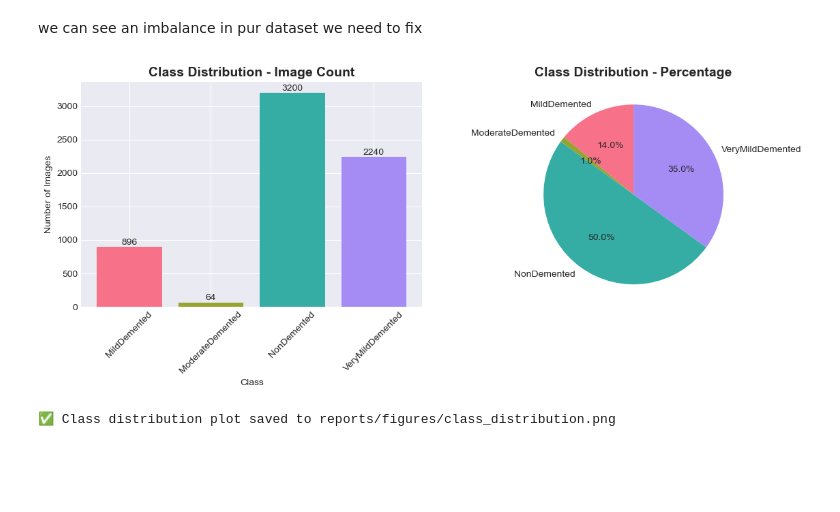
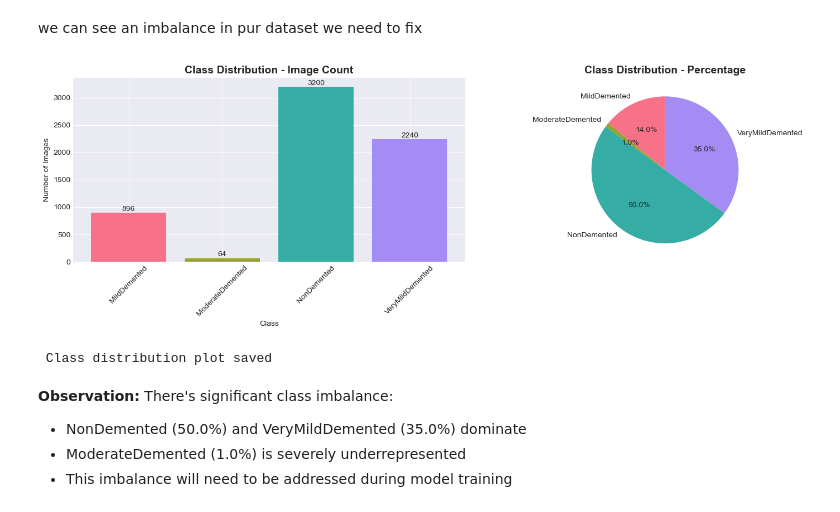
Before and after one commit to wekt2k04/NeuroSight_AI, a Jupyter notebook: notebooks/notebook/01_data_audit.ipynb, the cells around one changed output. Drawn from its saved outputs; the diff is of its cells as text; code cells hidden in the pictures; blank space fills up the shorter version.

Commit message:
Complete data audit notebook with report generation

```diff
--- a/notebooks/notebook/01_data_audit.ipynb
+++ b/notebooks/notebook/01_data_audit.ipynb
@@ -35,10 +37,22 @@ sns.set_palette("husl")
 # %%
 #2- load the dataset
-data_dir = Path('../data/raw/train').resolve()
+data_dir = Path('../../data/raw/train').resolve()
 class_names = ['MildDemented', 'ModerateDemented', 'NonDemented', 'VeryMildDemented']
-print(f"Classes found: {class_names}")
-if not os.path.exists(data_dir):
-    print(f"Directory {data_dir} does not exist. Please check the path.")
+
+print("="*60)
+print("DATASET LOADING")
+print("="*60)
+
+if not data_dir.exists():
+    raise FileNotFoundError(f"Directory {data_dir} does not exist. Please check the path.")
 else:
-    print(f"Directory {data_dir} exists. Proceeding with data loading.")
+    print(f" Classes found: {class_names}")
+
+# Verify each class folder exists
+for class_name in class_names:
+    class_path = data_dir / class_name
+    if class_path.exists():
+        print(f"  ✓ {class_name} folder exists")
+    else:
+        print(f"  ✗ WARNING: {class_name} folder not found!")
 # %% [output]
@@ -76,36 +113,44 @@ Total images: 6400
 # %% [markdown]
 we can see an imbalance in pur dataset we need to fix
 # %%
-#Plotting the class distribution
-fig , (ax1 ,ax2) = plt.subplots(1,2, figsize=(12,5))
-#bar plot
+# Plot class distribution
+fig, (ax1, ax2) = plt.subplots(1, 2, figsize=(15, 5))
 colors = sns.color_palette("husl", len(class_counts))
+
+# Bar plot
 bars = ax1.bar(class_counts.keys(), class_counts.values(), color=colors)
 ax1.set_title('Class Distribution - Image Count', fontsize=14, fontweight='bold')
 ax1.set_xlabel('Class')
 ax1.set_ylabel('Number of Images')
 ax1.tick_params(axis='x', rotation=45)
 
 # Add counts on top of bars
 for bar in bars:
     height = bar.get_height()
-    ax1.text(bar.get_x() + bar.get_width() / 2, height + 5, str(height),
+    ax1.text(bar.get_x() + bar.get_width()/2, height + 5, str(height),
              ha='center', va='bottom', fontsize=10)
 
-
-#pie chart
-ax2.pie(class_counts.values(), labels=class_counts.keys(), autopct='%1.1f%%',
-        colors=colors, startangle=90)
+# Pie chart
+wedges, texts, autotexts = ax2.pie(class_counts.values(),
+                                     labels=class_counts.keys(),
+                                     autopct='%1.1f%%',
+                                     colors=colors,
+                                     startangle=90)
 ax2.set_title('Class Distribution - Percentage', fontsize=14, fontweight='bold')
 
 plt.tight_layout()
 plt.savefig('reports/figures/class_distribution.png', dpi=300, bbox_inches='tight')
 plt.show()
 
-print("✅ Class distribution plot saved to reports/figures/class_distribution.png")
+print(" Class distribution plot saved")
 # %% [output]
-[figure, old version]
+[figure, new version]
-✅ Class distribution plot saved to reports/figures/class_distribution.png
+ Class distribution plot saved
+# %% [markdown]
+**Observation:** There's significant class imbalance:
+ - NonDemented (50.0%) and VeryMildDemented (35.0%) dominate
+ - ModerateDemented (1.0%) is severely underrepresented
+ - This imbalance will need to be addressed during model training
 # %%
 #5 - check for corrupted images
 def check_corrupted_images(dataset_path, class_names):
```
Also changed, not shown: parts of 14 cells of this notebook, 18 other files.
